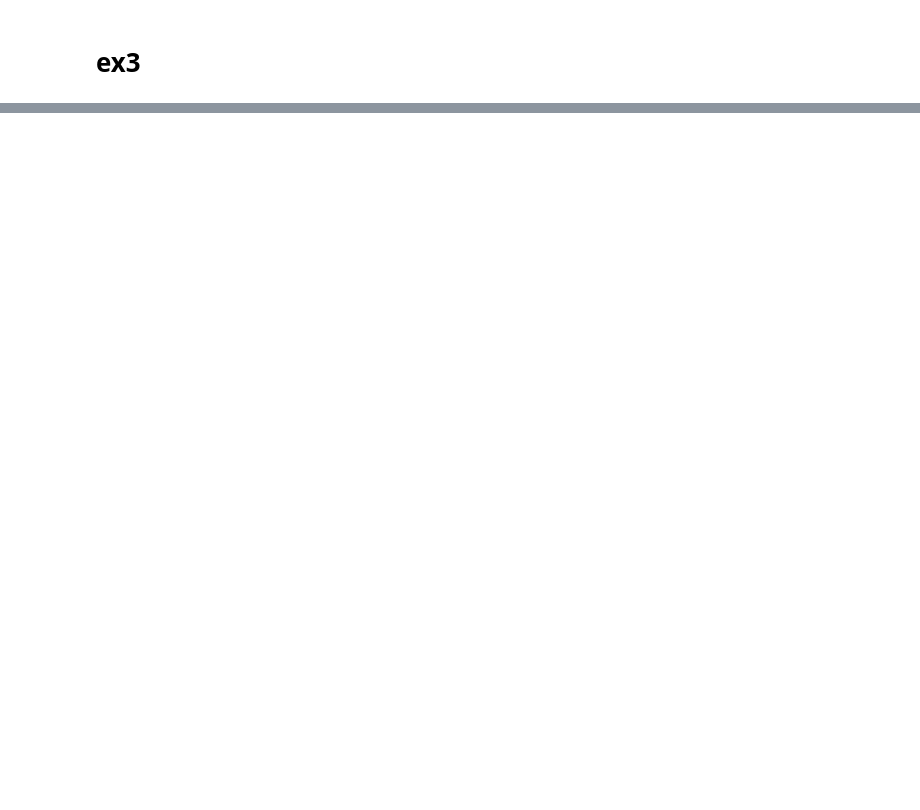
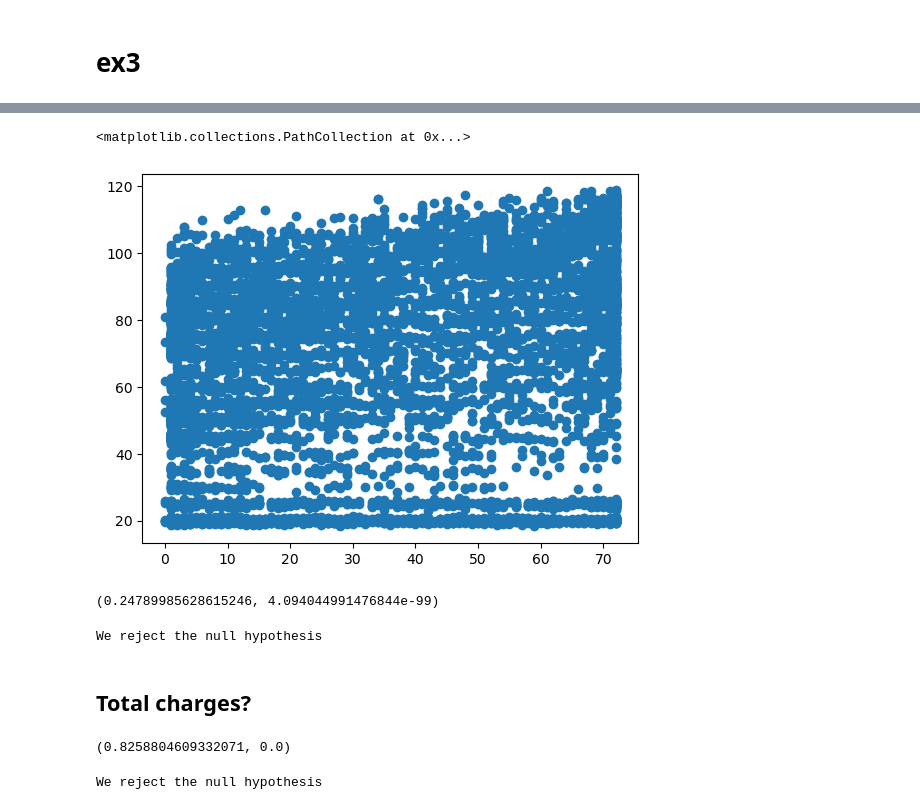
Before and after one commit to angel-quintana/statistics-exercises, a Jupyter notebook: hypothesis_testing.ipynb, the cells around one changed output, grey strips where cells are left out. Drawn from its saved outputs; the diff is of its cells as text; code cells hidden in the pictures; blank space fills up the shorter version.

```diff
--- a/hypothesis_testing.ipynb
+++ b/hypothesis_testing.ipynb
@@ -156,0 +269,7 @@ ModuleNotFoundError: No module named 'env'
+# %%
+from env import host, username, password
+url = get_db_url(username, host, password, 'telco_churn')
+df_telco = pd.read_sql('''
+select * FROM customers
+
+''', url)
@@ -156,0 +292,3 @@ ModuleNotFoundError: No module named 'env'
+# %%
+df_telco['total_charges'] = pd.to_numeric(df_telco['total_charges'], errors='coerce')
+df_telco = df_telco.dropna(subset=['total_charges', 'tenure'])
@@ -156,0 +328,19 @@ ModuleNotFoundError: No module named 'env'
+# %%
+plt.scatter(df_telco.tenure, df_telco.monthly_charges)
+# %% [output]
+<matplotlib.collections.PathCollection at 0x...>
+[figure, added]
+# %%
+corr, p = stats.pearsonr(df_telco.tenure, df_telco.monthly_charges)
+corr, p
+# %% [output]
+(0.24789985628615246, 4.094044991476844e-99)
+# %%
+if p < alpha:
+    print('We reject the null hypothesis')
+else:
+    print('We fail to reject the null hypothesis')
+# %% [output]
+We reject the null hypothesis
+# %% [markdown]
+## Total charges?
@@ -156,0 +349,12 @@ ModuleNotFoundError: No module named 'env'
+# %%
+corr, p = stats.pearsonr(df_telco.tenure, df_telco.total_charges)
+corr, p
+# %% [output]
+(0.8258804609332071, 0.0)
+# %%
+if p < alpha:
+    print('We reject the null hypothesis')
+else:
+    print('We fail to reject the null hypothesis')
+# %% [output]
+We reject the null hypothesis
```
Also changed, not shown: parts of 82 cells of this notebook, 4 other files.
